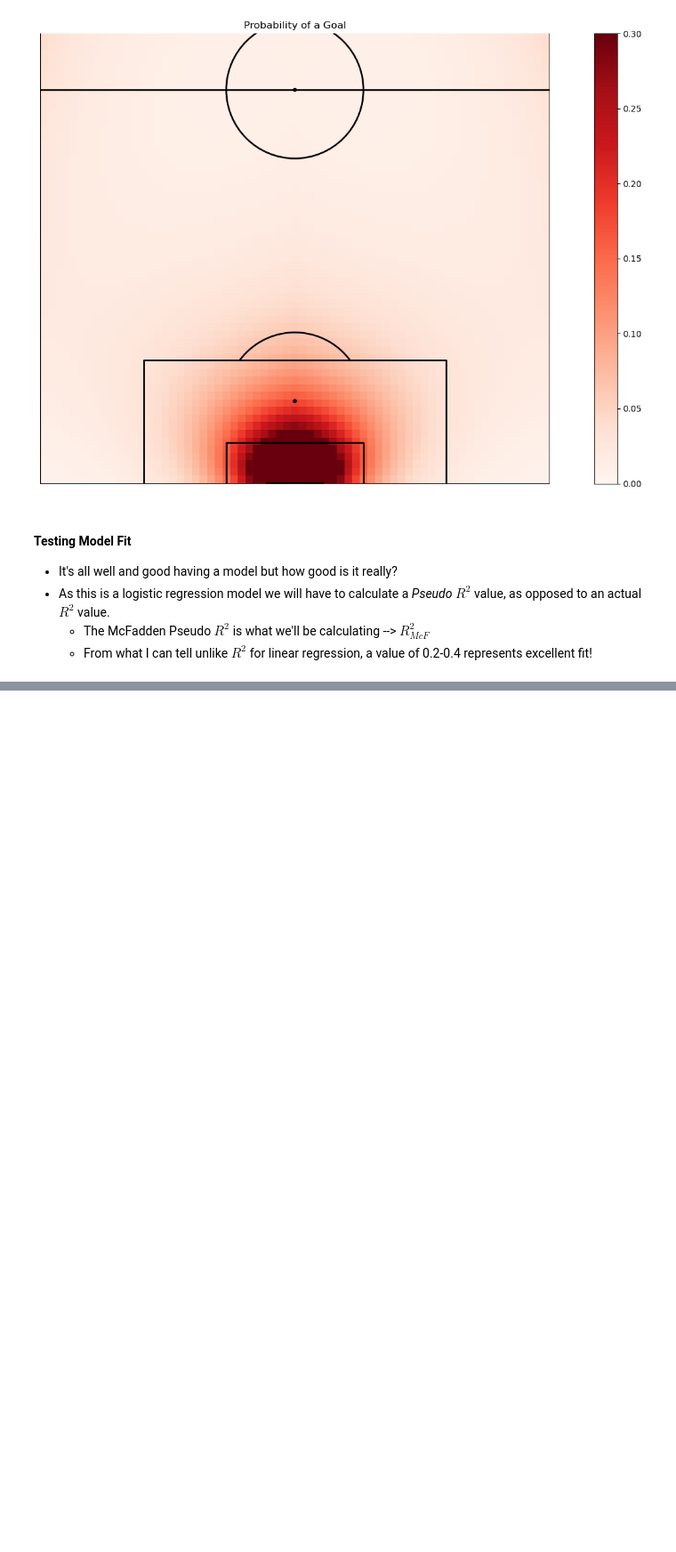
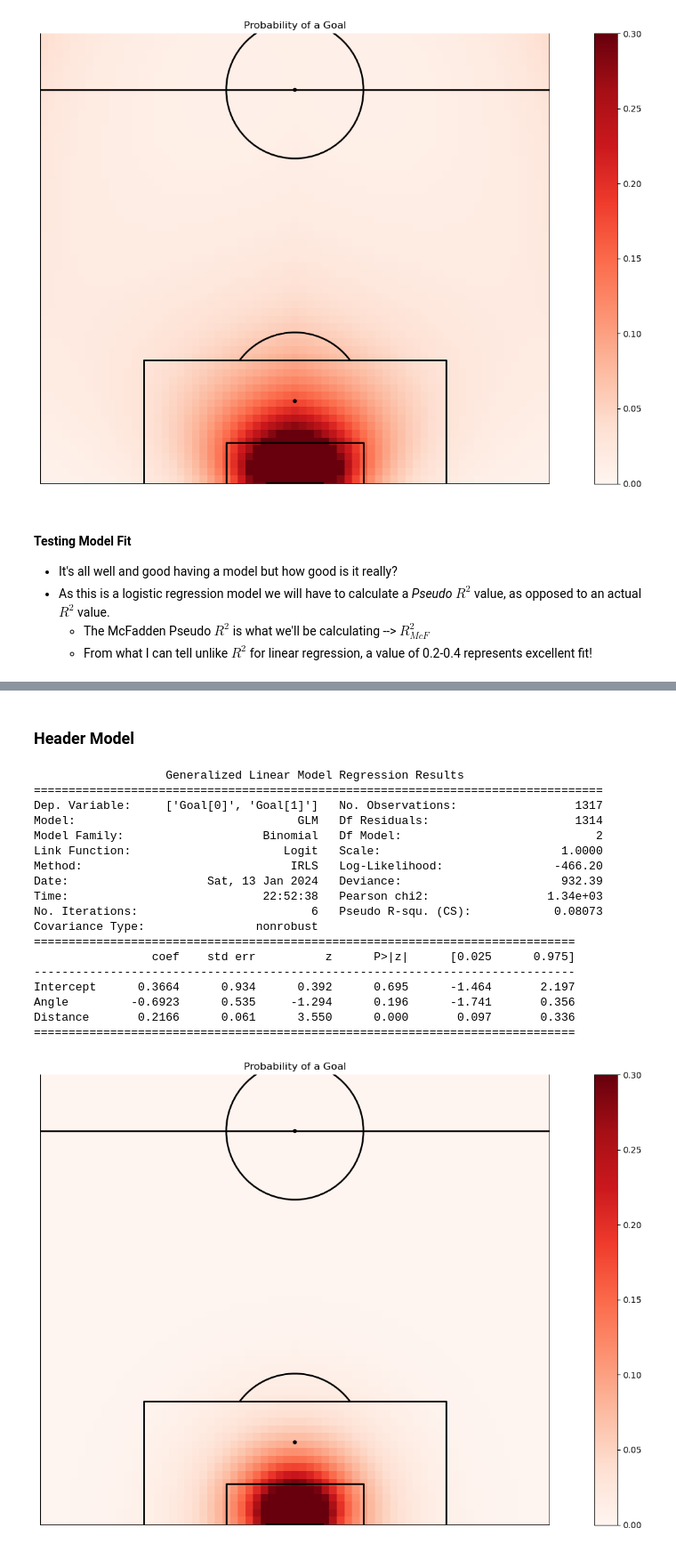
Before and after one commit to jimmybunter01/Soccermatics, a Jupyter notebook: Notebooks/2_Models/xG_modelling.ipynb, the cells around one changed output, grey strips where cells are left out. Shown at 89% size. Cells and saved outputs as stored; diff of their text form; code cells hidden in the pictures; blank space fills up the shorter version.

```diff
--- a/Notebooks/2_Models/xG_modelling.ipynb
+++ b/Notebooks/2_Models/xG_modelling.ipynb
@@ -497,0 +673,74 @@ for i, threshold in enumerate(np.arange(0, 1, 1 / num_obs)):
+# %% [markdown]
+### Header Model
+# %%
+head_df["X2"] = head_df['X']**2
+head_df["C2"] = head_df['C']**2
+head_df["AX"]  = head_df['Angle']*head_df['X']
+
+# model_variables = "Angle + Distance + X + C + X2 + C2 + AX"
+model_variables = "Angle + Distance"
+test_model = smf.glm(formula=f"Goal ~ {model_variables}", data=head_df, family=sm.families.Binomial()).fit()
+print(test_model.summary())
+
+b = test_model.params
+
+def calc_xG(shot):
+    bsum = b[0]
+    for i, variable in enumerate(model_variables.split(" + ")):
+        bsum = bsum + b[i+1] * shot[variable]
+
+    xG = 1/ (1 + np.exp(bsum))
+    return xG
+
+xG = head_df.apply(calc_xG, axis=1)
+head_df["xG"] = xG
+
+prob_goal_2d = np.zeros((68,68))
+
+for x in range(68):
+    for y in range(68):
+
+        shot = {}
+        a = np.arctan(7.32 * x / (x ** 2 + abs(y-68/2) ** 2 - (7.32/2) ** 2))
+        if a < 0:
+            a = np.pi + a
+
+        shot["Angle"] = a
+        shot["Distance"] = np.sqrt(x**2 + abs(y-68/2) ** 2)
+
+
+
+        prob_goal_2d[x,y] = calc_xG(shot)
+
+pitch = VerticalPitch(line_color='black', half = True, pitch_type='custom', pitch_length=105, pitch_width=68, line_zorder = 2)
+fig, ax = pitch.draw(figsize=(15,8))
+pos = ax.imshow(prob_goal_2d, extent=[-1,68,68,-1], aspect="auto", cmap=plt.cm.Reds, vmin=0, vmax=0.3, zorder = 1)
+fig.colorbar(pos, ax=ax)
+
+ax.set_title("Probability of a Goal")
+
+plt.xlim((0,68))
+plt.ylim((0,60))
+plt.gca().set_aspect("equal", adjustable="box")
+
+plt.show();
+# %% [output]
+                   Generalized Linear Model Regression Results
+==================================================================================
+Dep. Variable:     ['Goal[0]', 'Goal[1]']   No. Observations:                 1317
+Model:                                GLM   Df Residuals:                     1314
+Model Family:                    Binomial   Df Model:                            2
+Link Function:                      Logit   Scale:                          1.0000
+Method:                              IRLS   Log-Likelihood:                -466.20
+Date:                    Sat, 13 Jan 2024   Deviance:                       932.39
+Time:                            22:52:38   Pearson chi2:                 1.34e+03
+No. Iterations:                         6   Pseudo R-squ. (CS):            0.08073
+Covariance Type:                nonrobust
+==============================================================================
+                 coef    std err          z      P>|z|      [0.025      0.975]
+------------------------------------------------------------------------------
+Intercept      0.3664      0.934      0.392      0.695      -1.464       2.197
+Angle         -0.6923      0.535     -1.294      0.196      -1.741       0.356
+Distance       0.2166      0.061      3.550      0.000       0.097       0.336
+==============================================================================
+[figure, added]
```
Also changed, not shown: parts of 21 cells of this notebook.
